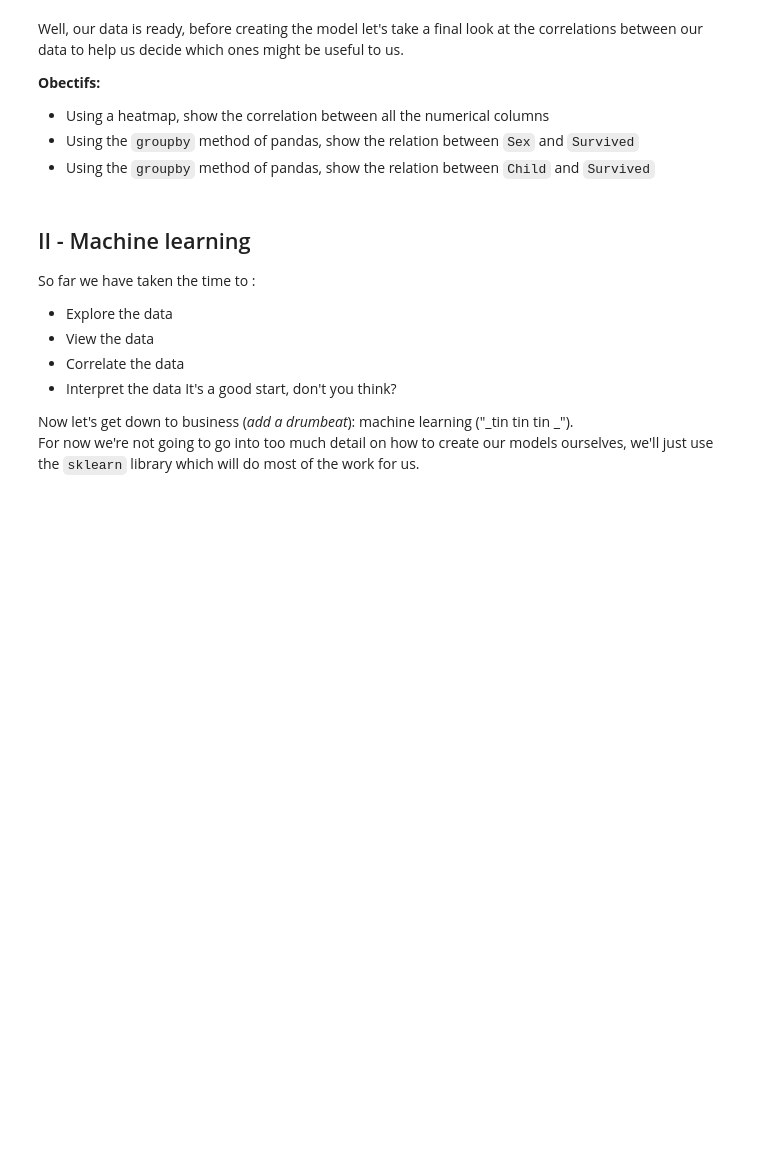
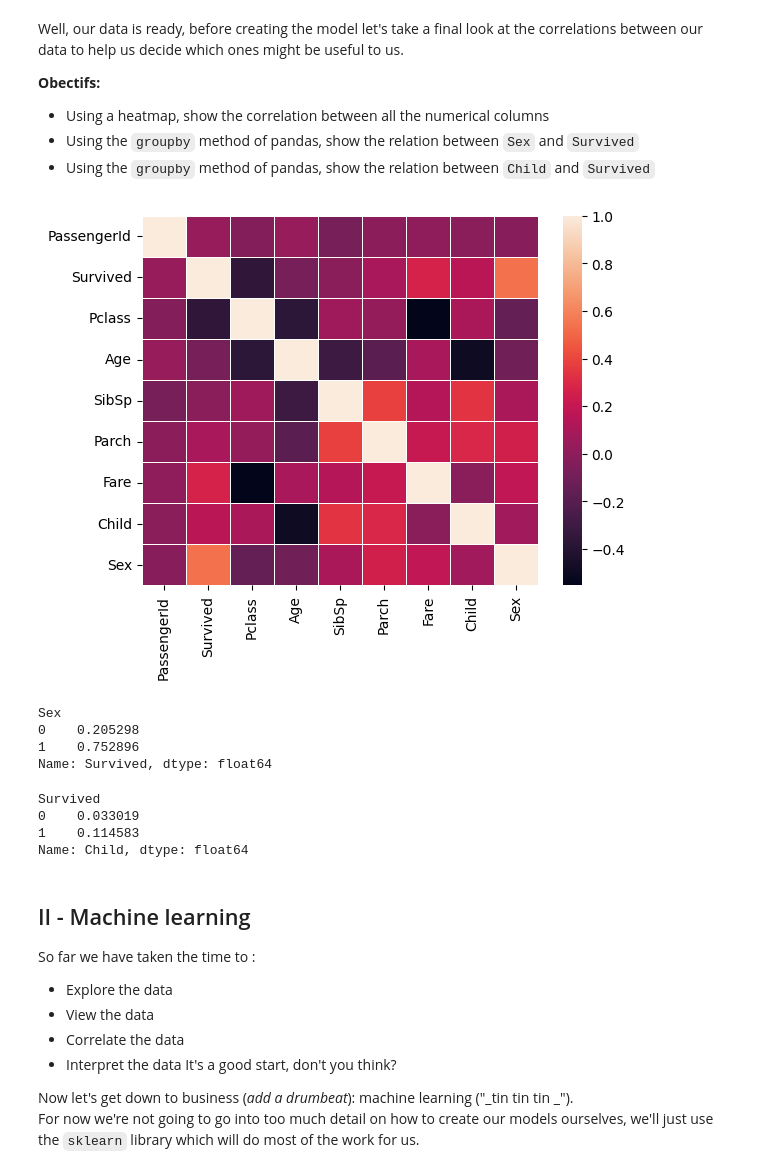
Before and after one commit to PoC-Community/day-01-Maxlam09, a Jupyter notebook: 3 - data-science/Data science.ipynb, the cells around one changed output. Saved outputs shown, nothing was run; the diff lists cells and outputs as text; code cells hidden in the pictures; blank space fills up the shorter version.

```diff
--- a/3 - data-science/Data science.ipynb
+++ b/3 - data-science/Data science.ipynb
@@ -237,6 +284,10 @@ We will also try to highlight the correlation between age and the survival rate
 **Tasks:**
 * Create a new column named `Child` and fill it (remember, we consider as a child a passenger that is less than 6 yrs old)
 * Convert the `Sex` column into a numerical column
+# %%
+numerical_df["Child"] = (df["Age"] <= 6).astype(int)
+# %%
+numerical_df["Sex"] = df["Sex"].map({'male': 0, 'female': 1})
 # %% [markdown]
 Well, our data is ready, before creating the model let's take a final look at the correlations between our data to help us decide which ones might be useful to us.
 
@@ -244,6 +295,29 @@ Well, our data is ready, before creating the model let's take a final look at th
 * Using a heatmap, show the correlation between all the numerical columns
 * Using the `groupby` method of pandas, show the relation between `Sex` and `Survived`
 * Using the `groupby` method of pandas, show the relation between `Child` and `Survived`
+# %%
+correlation_df = numerical_df.corr()
+
+ax = plt.subplots()
+
+ax = sns.heatmap(correlation_df, linewidths=0.5)
+plt.show()
+# %% [output]
+[figure, added]
+# %%
+print(numerical_df.groupby('Sex')["Survived"].mean())
+# %% [output]
+Sex
+0    0.205298
+1    0.752896
+Name: Survived, dtype: float64
+# %%
+print(numerical_df.groupby('Survived')["Child"].mean())
+# %% [output]
+Survived
+0    0.033019
+1    0.114583
+Name: Child, dtype: float64
 # %% [markdown]
 ## II - Machine learning
 
```
Also changed, not shown: parts of 7 cells of this notebook.
